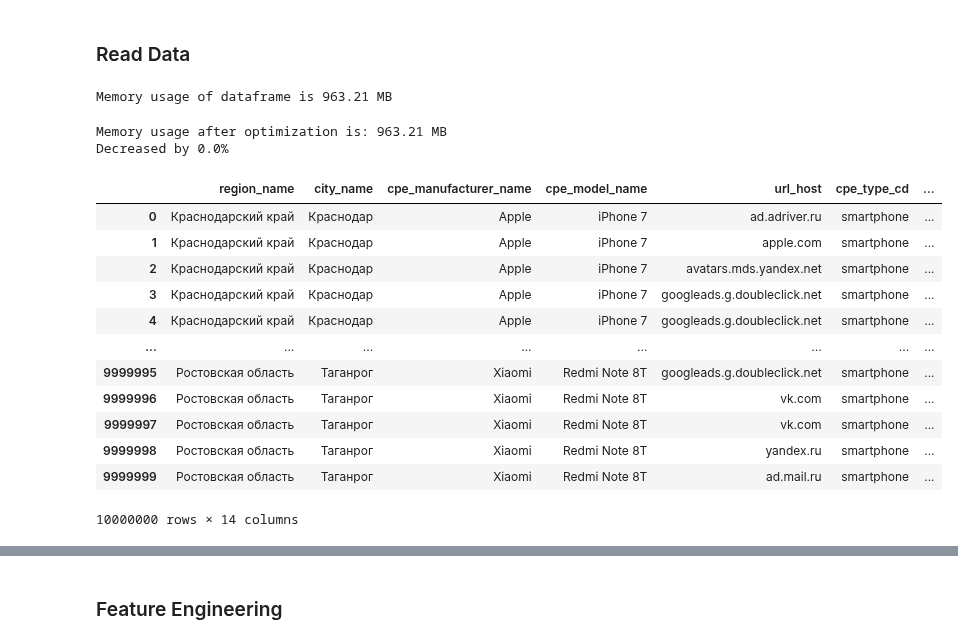
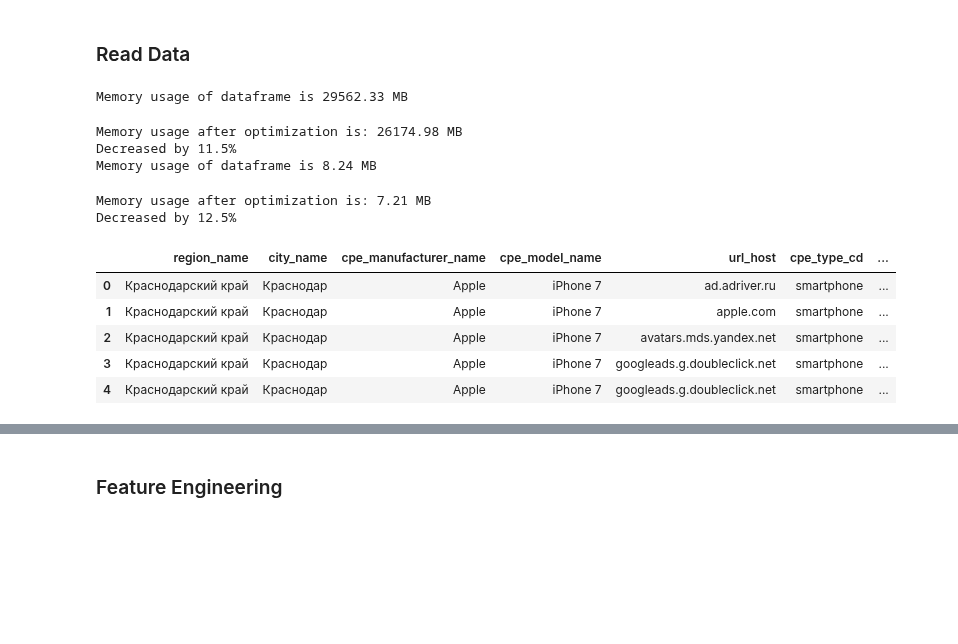
Before and after one commit to shockless/mts-ml-cup, a Jupyter notebook: sandbox/catboost_baseline.ipynb, the cells around one changed output, grey strips where cells are left out. Saved outputs shown, nothing was run; the diff lists cells and outputs as text; code cells hidden in the pictures; blank space fills up the shorter version.

```diff
--- a/sandbox/catboost_baseline.ipynb
+++ b/sandbox/catboost_baseline.ipynb
@@ -47,29 +66,32 @@ torch.cuda.manual_seed_all(random_state)
 # %%
 # df = pandas_reduce_mem_usage(
 #         pd.read_parquet(f'context_data/competition_data_final_pqt/part-00000-aba60f69-2b63-4cc1-95ca-542598094698-c000.snappy.parquet')
 # )
 # df
 df = pandas_reduce_mem_usage(
-        pd.read_parquet(f'../10m.parquet')
+        pd.read_parquet(f'{LOCAL_DATA}/competition_data_final_pqt')
 )
-df
+
+targets = pandas_reduce_mem_usage(
+        pd.read_parquet(f'{LOCAL_DATA}/public_train.pqt')
+)
+
+df = df.merge(targets, how="left", on="user_id")
+
+df.head()
 # %% [output]
-Memory usage of dataframe is 963.21 MB
+Memory usage of dataframe is 29562.33 MB
-Memory usage after optimization is: 963.21 MB
-Decreased by 0.0%
+Memory usage after optimization is: 26174.98 MB
+Decreased by 11.5%
+Memory usage of dataframe is 8.24 MB
+Memory usage after optimization is: 7.21 MB
+Decreased by 12.5%
 |  | region_name | city_name | cpe_manufacturer_name | cpe_model_name | url_host | cpe_type_cd | ... |
 | 0 | Краснодарский край | Краснодар | Apple | iPhone 7 | ad.adriver.ru | smartphone | ... |
 | 1 | Краснодарский край | Краснодар | Apple | iPhone 7 | apple.com | smartphone | ... |
 | 2 | Краснодарский край | Краснодар | Apple | iPhone 7 | avatars.mds.yandex.net | smartphone | ... |
 | 3 | Краснодарский край | Краснодар | Apple | iPhone 7 | googleads.g.doubleclick.net | smartphone | ... |
 | 4 | Краснодарский край | Краснодар | Apple | iPhone 7 | googleads.g.doubleclick.net | smartphone | ... |
-| ... | ... | ... | ... | ... | ... | ... | ... |
-| 9999995 | Ростовская область | Таганрог | Xiaomi | Redmi Note 8T | googleads.g.doubleclick.net | smartphone | ... |
-| 9999996 | Ростовская область | Таганрог | Xiaomi | Redmi Note 8T | vk.com | smartphone | ... |
-| 9999997 | Ростовская область | Таганрог | Xiaomi | Redmi Note 8T | vk.com | smartphone | ... |
-| 9999998 | Ростовская область | Таганрог | Xiaomi | Redmi Note 8T | yandex.ru | smartphone | ... |
-| 9999999 | Ростовская область | Таганрог | Xiaomi | Redmi Note 8T | ad.mail.ru | smartphone | ... |
-10000000 rows × 14 columns
 # %%
 df["is_male"] = df["is_male"].fillna(value=np.nan)
 df.loc[df["is_male"] == "NA", "is_male"] = np.nan
```
Also changed, not shown: parts of 70 cells of this notebook, 1 other file.
